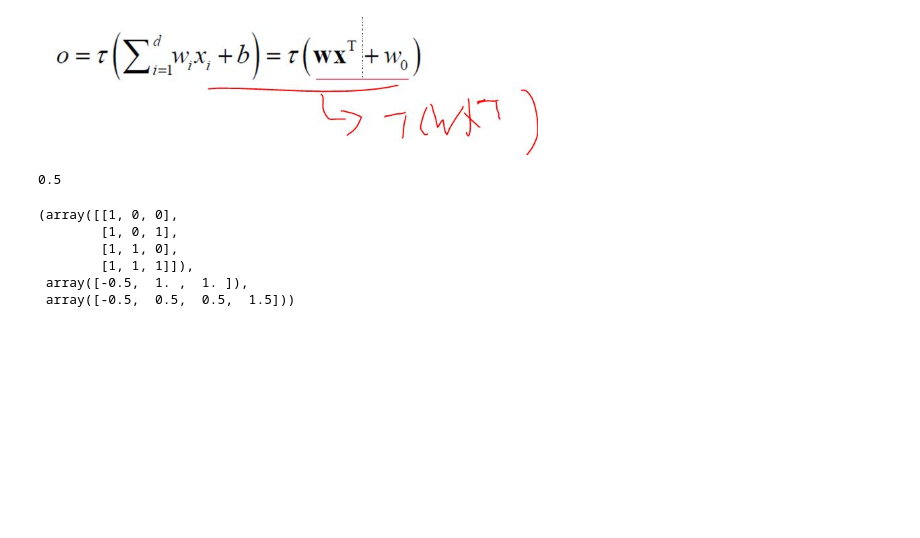
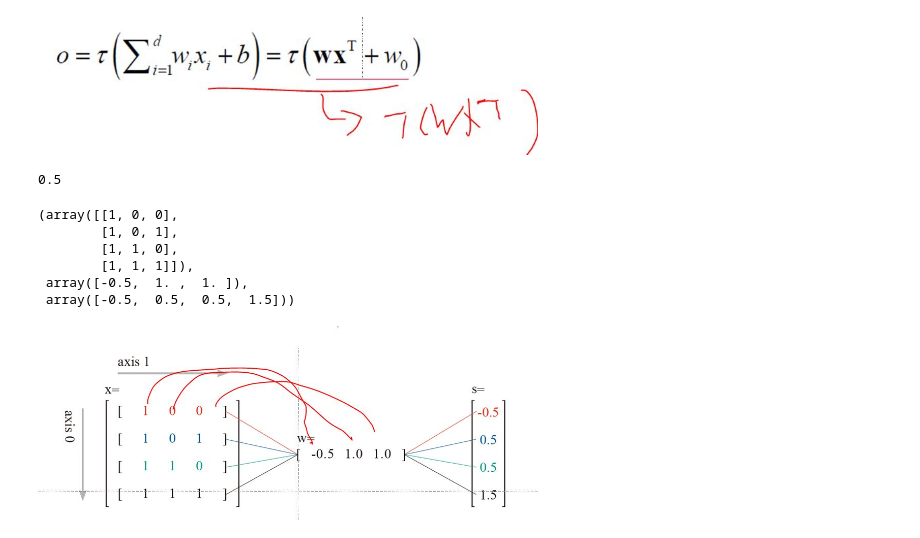
Before and after one commit to leekyuyoung4/ml0719, a Jupyter notebook: 신경망/신경망.ipynb, the cells around one changed output. Saved outputs shown, nothing was run; the diff lists cells and outputs as text; code cells hidden in the pictures; blank space fills up the shorter version.

```diff
--- a/신경망/신경망.ipynb
+++ b/신경망/신경망.ipynb
@@ -69,3 +69,7 @@ x,w,s
         [1, 1, 1]]),
  array([-0.5,  1. ,  1. ]),
  array([-0.5,  0.5,  0.5,  1.5]))
+# %%
+display.Image('E:/1 강남야간/img/008.jpg',width=500, height=500)
+# %% [output]
+[figure, added]
```
Also changed, not shown: parts of 9 cells of this notebook, 6 other files.
